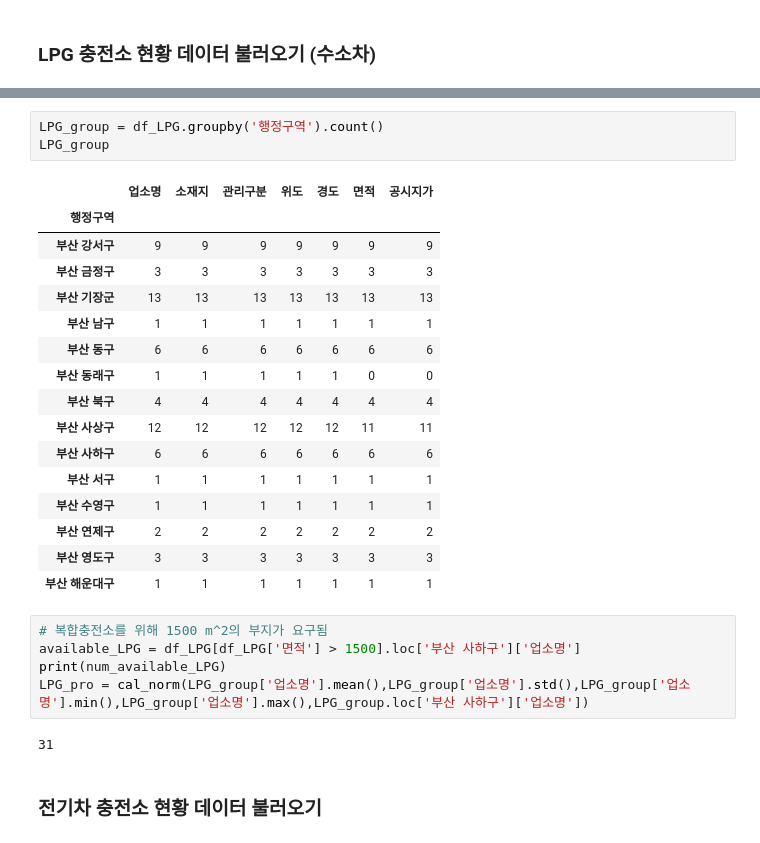
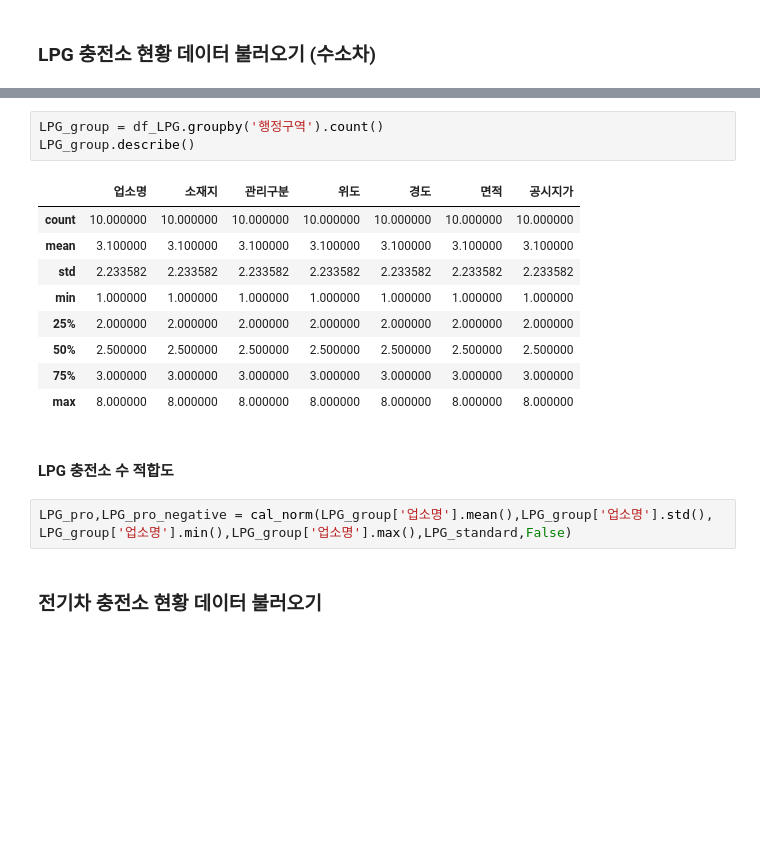
Before and after one commit to jhparkland/Green-Car-Charging-Station-Site-Selection, a Jupyter notebook: Notebook/GVCS/GVCS.ipynb, the cells around one changed output, grey strips where cells are left out. Cells and saved outputs as stored; diff of their text form; blank space fills up the shorter version.

```diff
--- a/Notebook/GVCS/GVCS.ipynb
+++ b/Notebook/GVCS/GVCS.ipynb
@@ -816,30 +510,21 @@ df_LPG.shape[0]
 # %%
 LPG_group = df_LPG.groupby('행정구역').count()
-LPG_group
+LPG_group.describe()
 # %% [output]
 |  | 업소명 | 소재지 | 관리구분 | 위도 | 경도 | 면적 | 공시지가 |
-| 행정구역 |  |  |  |  |  |  |  |
-| 부산 강서구 | 9 | 9 | 9 | 9 | 9 | 9 | 9 |
-| 부산 금정구 | 3 | 3 | 3 | 3 | 3 | 3 | 3 |
-| 부산 기장군 | 13 | 13 | 13 | 13 | 13 | 13 | 13 |
-| 부산 남구 | 1 | 1 | 1 | 1 | 1 | 1 | 1 |
-| 부산 동구 | 6 | 6 | 6 | 6 | 6 | 6 | 6 |
-| 부산 동래구 | 1 | 1 | 1 | 1 | 1 | 0 | 0 |
-| 부산 북구 | 4 | 4 | 4 | 4 | 4 | 4 | 4 |
-| 부산 사상구 | 12 | 12 | 12 | 12 | 12 | 11 | 11 |
-| 부산 사하구 | 6 | 6 | 6 | 6 | 6 | 6 | 6 |
-| 부산 서구 | 1 | 1 | 1 | 1 | 1 | 1 | 1 |
-| 부산 수영구 | 1 | 1 | 1 | 1 | 1 | 1 | 1 |
-| 부산 연제구 | 2 | 2 | 2 | 2 | 2 | 2 | 2 |
-| 부산 영도구 | 3 | 3 | 3 | 3 | 3 | 3 | 3 |
-| 부산 해운대구 | 1 | 1 | 1 | 1 | 1 | 1 | 1 |
+| count | 10.000000 | 10.000000 | 10.000000 | 10.000000 | 10.000000 | 10.000000 | 10.000000 |
+| mean | 3.100000 | 3.100000 | 3.100000 | 3.100000 | 3.100000 | 3.100000 | 3.100000 |
+| std | 2.233582 | 2.233582 | 2.233582 | 2.233582 | 2.233582 | 2.233582 | 2.233582 |
+| min | 1.000000 | 1.000000 | 1.000000 | 1.000000 | 1.000000 | 1.000000 | 1.000000 |
+| 25% | 2.000000 | 2.000000 | 2.000000 | 2.000000 | 2.000000 | 2.000000 | 2.000000 |
+| 50% | 2.500000 | 2.500000 | 2.500000 | 2.500000 | 2.500000 | 2.500000 | 2.500000 |
+| 75% | 3.000000 | 3.000000 | 3.000000 | 3.000000 | 3.000000 | 3.000000 | 3.000000 |
+| max | 8.000000 | 8.000000 | 8.000000 | 8.000000 | 8.000000 | 8.000000 | 8.000000 |
+# %% [markdown]
+#### LPG 충전소 수 적합도
 # %%
-# 복합충전소를 위해 1500 m^2의 부지가 요구됨
-available_LPG = df_LPG[df_LPG['면적'] > 1500].loc['부산 사하구']['업소명']
-print(num_available_LPG)
-LPG_pro = cal_norm(LPG_group['업소명'].mean(),LPG_group['업소명'].std(),LPG_group['업소명'].min(),LPG_group['업소명'].max(),LPG_group.loc['부산 사하구']['업소명'])
+LPG_pro,LPG_pro_negative = cal_norm(LPG_group['업소명'].mean(),LPG_group['업소명'].std(),
+LPG_group['업소명'].min(),LPG_group['업소명'].max(),LPG_standard,False)
-# %% [output]
-31
 # %% [markdown]
 ### 전기차 충전소 현황 데이터 불러오기
 # %%
```
Also changed, not shown: parts of 130 cells of this notebook, 39 other files.
